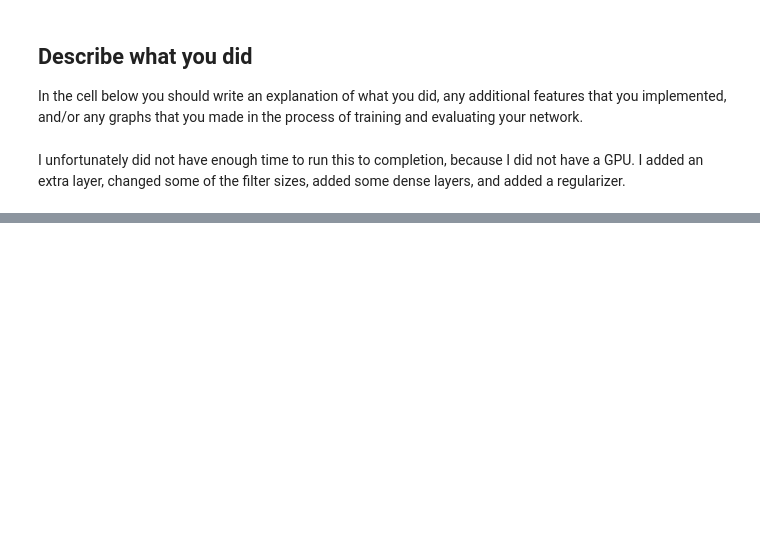
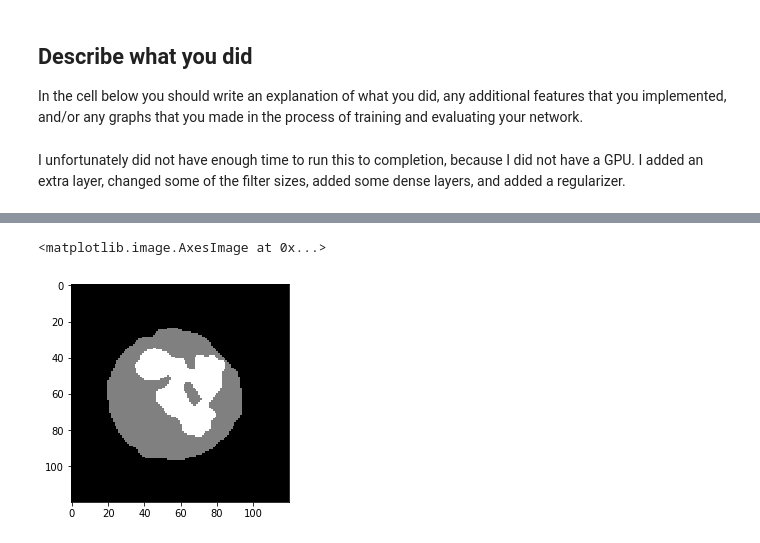
Before and after one commit to scoutsaachi/cs231nFinalProject, a Jupyter notebook: TensorFlow.ipynb, the cells around one changed output, grey strips where cells are left out. Saved outputs shown, nothing was run; the diff lists cells and outputs as text; code cells hidden in the pictures; blank space fills up the shorter version.

```diff
--- a/TensorFlow.ipynb
+++ b/TensorFlow.ipynb
@@ -637,0 +629,7 @@ ImportError: Failed to import pydot. You must install pydot and graphviz for `py
+# %%
+import pickle
+from dataset_utils import getStanfordImagesAndLabels, getWBCImagesAndLabels
+
+# _, labels = getStanfordImagesAndLabels("test")
+images, labels = getWBCImagesAndLabels("test")
+labels = np.argmax(labels, axis=-1)
@@ -637,0 +720,5 @@ ImportError: Failed to import pydot. You must install pydot and graphviz for `py
+# %%
+plt.imshow(imgLabel, cmap=plt.get_cmap('gray'), vmin=0, vmax=255)
+# %% [output]
+<matplotlib.image.AxesImage at 0x...>
+[figure, added]
```
Also changed, not shown: parts of 15 cells of this notebook, 31 other files.
